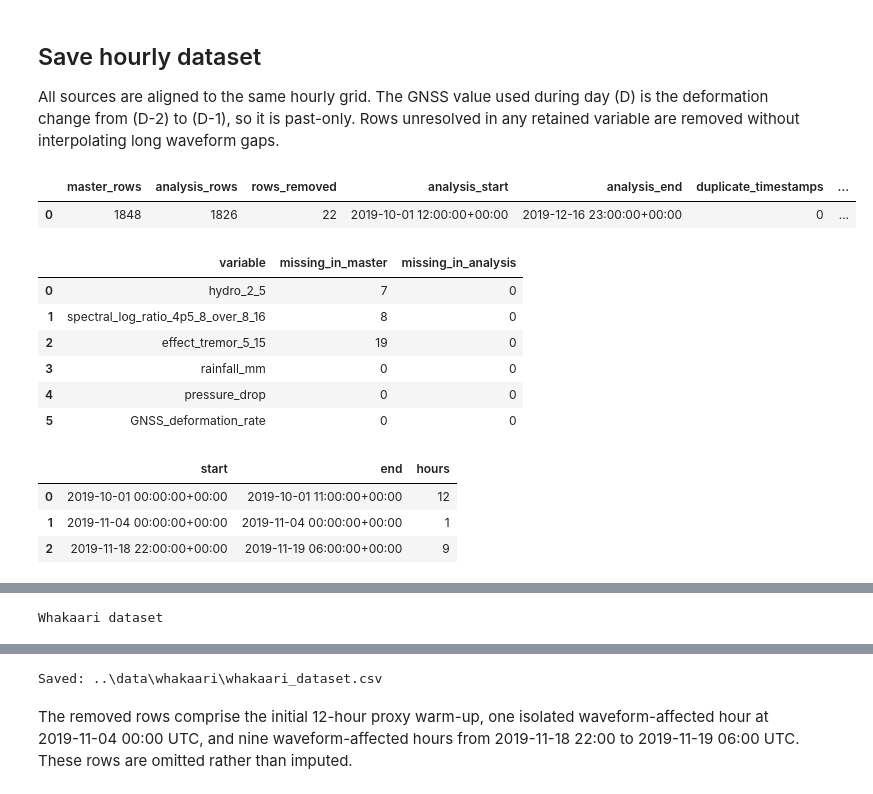
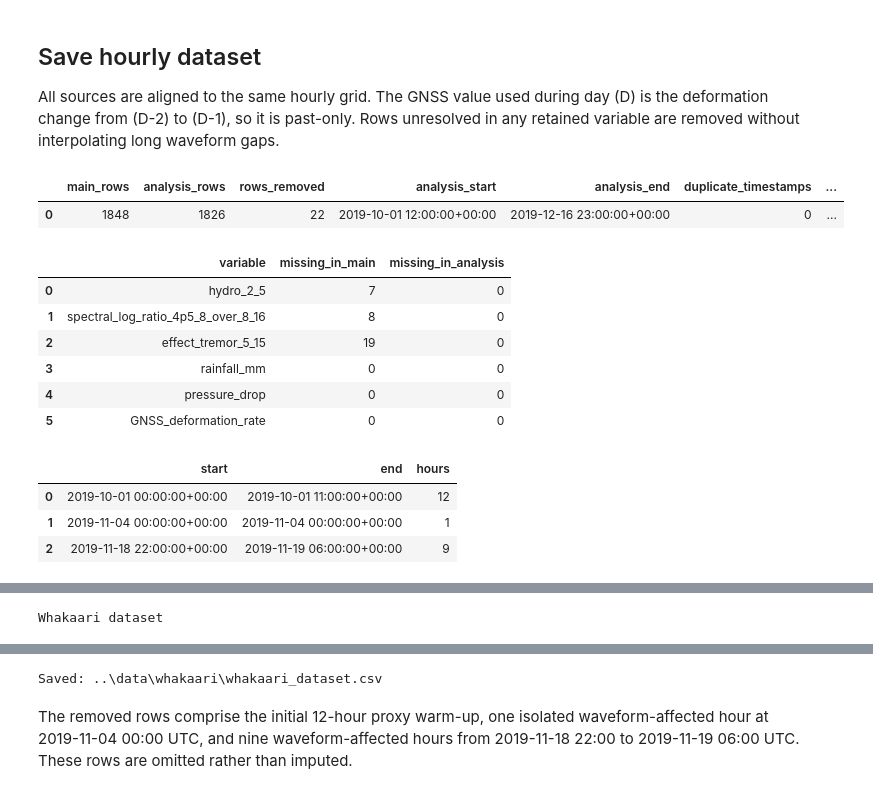
Before and after one commit to alectois/Distinguishing-Causes-and-Triggers-in-Volcanic-and-Seismic-Processes, a Jupyter notebook: notebooks/whakaari_data.ipynb, the cells around one changed output, grey strips where cells are left out. Cells and saved outputs as stored; diff of their text form; code cells hidden in the pictures.

```diff
--- a/notebooks/whakaari_data.ipynb
+++ b/notebooks/whakaari_data.ipynb
@@ -96,40 +96,40 @@ display(pd.DataFrame(waveform_failures, columns=["date", "error"]))
 
 All sources are aligned to the same hourly grid. The GNSS value used during day \(D\) is the deformation change from \(D-2\) to \(D-1\), so it is past-only. Rows unresolved in any retained variable are removed without interpolating long waveform gaps.
 # %%
-whakaari_master = build_master_dataframe(
+whakaari_main = build_main_dataframe(
     wave=waveform_df,
     weather_vars=weather_vars,
     gnss=gnss,
     start=WHAKAARI_START,
     end=WHAKAARI_END,
 )
 
 whakaari_dataset = prepare_analysis_dataframe(
-    whakaari_master,
+    whakaari_main,
     required_columns=WHAKAARI_ANALYSIS_COLUMNS,
 )
 
 construction = preprocessing_report(
-    rawest_df=whakaari_master,
+    rawest_df=whakaari_main,
     prepared_df=whakaari_dataset,
 )
 
 dataset_path = save_whakaari_analysis_dataset(
     whakaari_dataset,
     output_dir="../data/whakaari",
 )
 
 display(construction["summary"])
 display(construction["missing_by_variable"])
 display(construction["dropped_ranges"])
 display(dataset_health_report(whakaari_dataset, "Whakaari dataset"))
 display(distribution_summary(whakaari_dataset, "Whakaari dataset"))
 
 print(f"Saved: {dataset_path}")
 # %% [output]
-|  | master_rows | analysis_rows | rows_removed | analysis_start | analysis_end | duplicate_timestamps | ... |
+|  | main_rows | analysis_rows | rows_removed | analysis_start | analysis_end | duplicate_timestamps | ... |
 | 0 | 1848 | 1826 | 22 | 2019-10-01 12:00:00+00:00 | 2019-12-16 23:00:00+00:00 | 0 | ... |
-|  | variable | missing_in_master | missing_in_analysis |
+|  | variable | missing_in_main | missing_in_analysis |
 | 0 | hydro_2_5 | 7 | 0 |
 | 1 | spectral_log_ratio_4p5_8_over_8_16 | 8 | 0 |
 | 2 | effect_tremor_5_15 | 19 | 0 |
```
Also changed, not shown: parts of 2 cells of this notebook, 14 other files.
